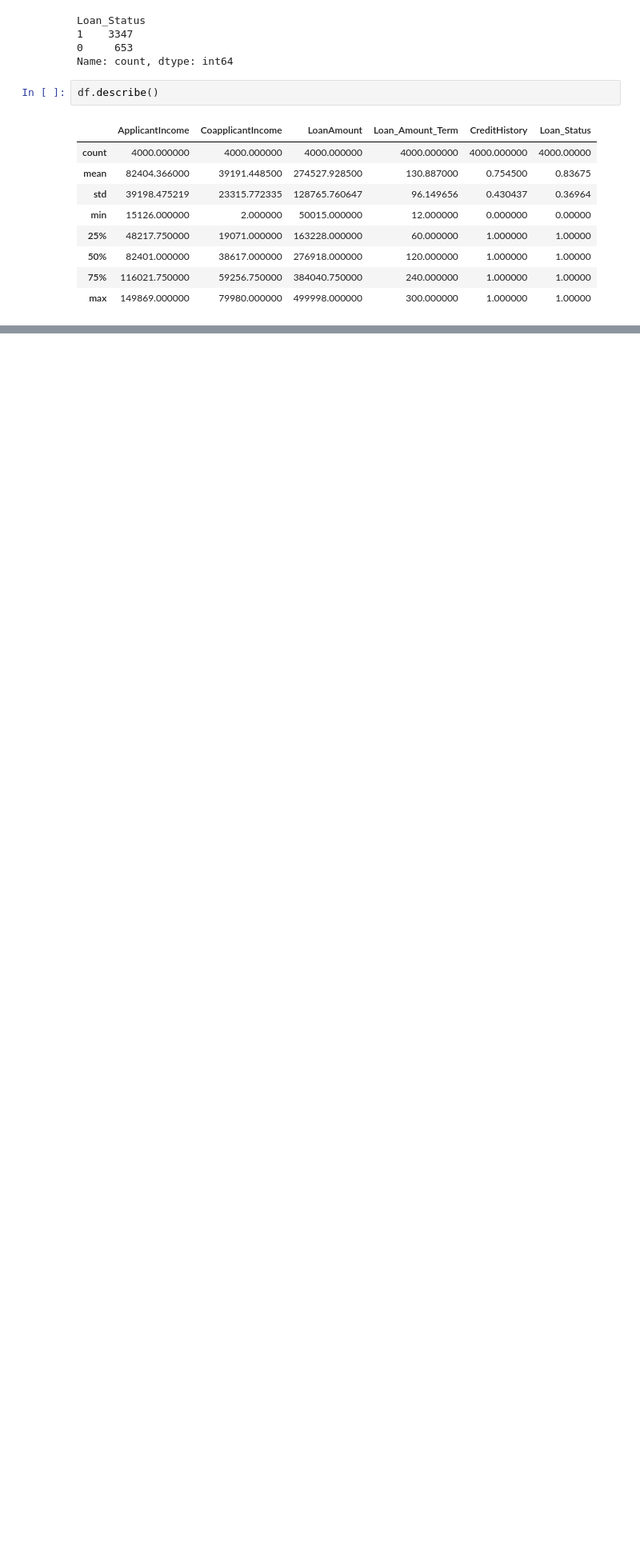
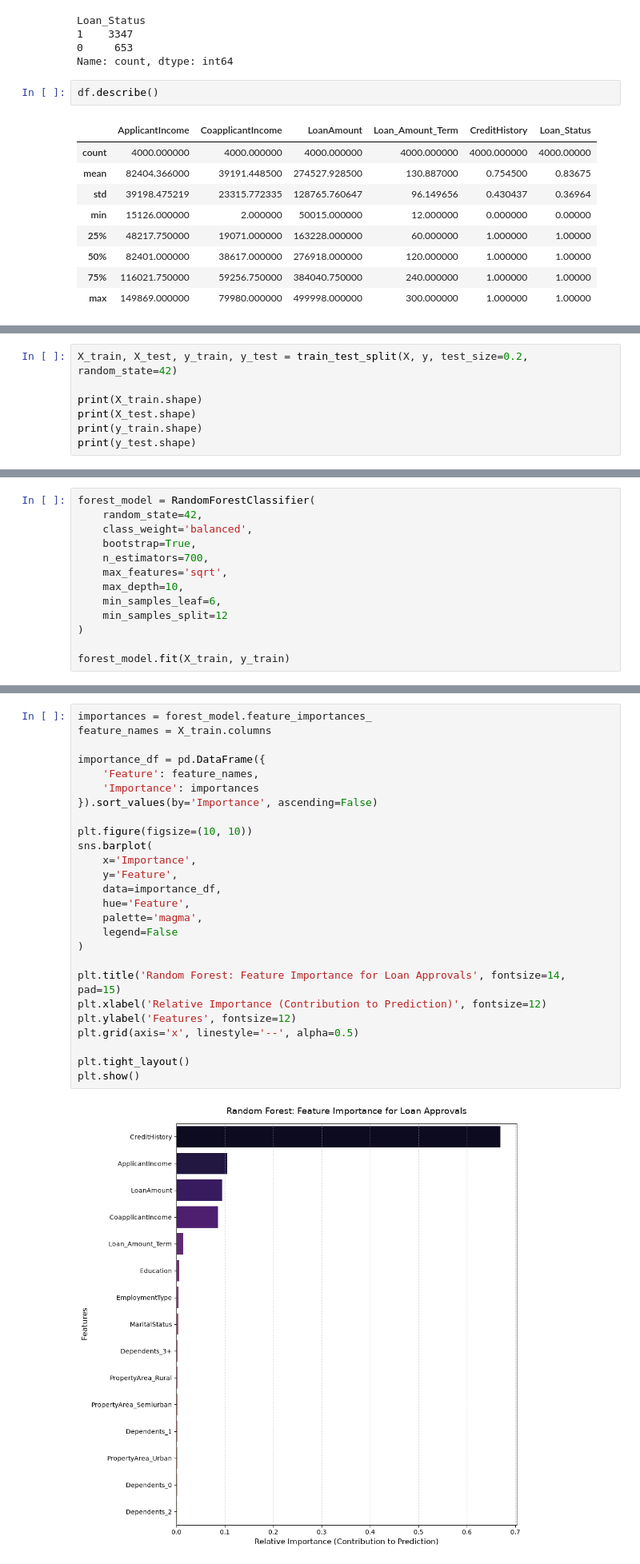
Before and after one commit to Dhairya-Dave-0204/Python-Learining, a Jupyter notebook: 6. Regression/Random Forest/Project2/ProjectSolution.ipynb, the cells around one changed output, grey strips where cells are left out. Shown at 80% size. Cells and saved outputs as stored; diff of their text form; blank space fills up the shorter version.

Commit message:
Complete the project of model comparision

```diff
--- a/6. Regression/Random Forest/Project2/ProjectSolution.ipynb
+++ b/6. Regression/Random Forest/Project2/ProjectSolution.ipynb
@@ -94,0 +274,7 @@ df.describe()
+# %%
+X_train, X_test, y_train, y_test = train_test_split(X, y, test_size=0.2, random_state=42)
+
+print(X_train.shape)
+print(X_test.shape)
+print(y_train.shape)
+print(y_test.shape)
@@ -94,0 +336,13 @@ df.describe()
+# %%
+forest_model = RandomForestClassifier(
+    random_state=42,
+    class_weight='balanced',
+    bootstrap=True,
+    n_estimators=700,
+    max_features='sqrt',
+    max_depth=10,
+    min_samples_leaf=6,
+    min_samples_split=12
+)
+
+forest_model.fit(X_train, y_train)
@@ -94,0 +495,28 @@ df.describe()
+# %%
+importances = forest_model.feature_importances_
+feature_names = X_train.columns
+
+importance_df = pd.DataFrame({
+    'Feature': feature_names,
+    'Importance': importances
+}).sort_values(by='Importance', ascending=False)
+
+plt.figure(figsize=(10, 10))
+sns.barplot(
+    x='Importance',
+    y='Feature',
+    data=importance_df,
+    hue='Feature',
+    palette='magma',
+    legend=False
+)
+
+plt.title('Random Forest: Feature Importance for Loan Approvals', fontsize=14, pad=15)
+plt.xlabel('Relative Importance (Contribution to Prediction)', fontsize=12)
+plt.ylabel('Features', fontsize=12)
+plt.grid(axis='x', linestyle='--', alpha=0.5)
+
+plt.tight_layout()
+plt.show()
+# %% [output]
+[figure, added]
```
Also changed, not shown: parts of 52 cells of this notebook, 1 other file.
